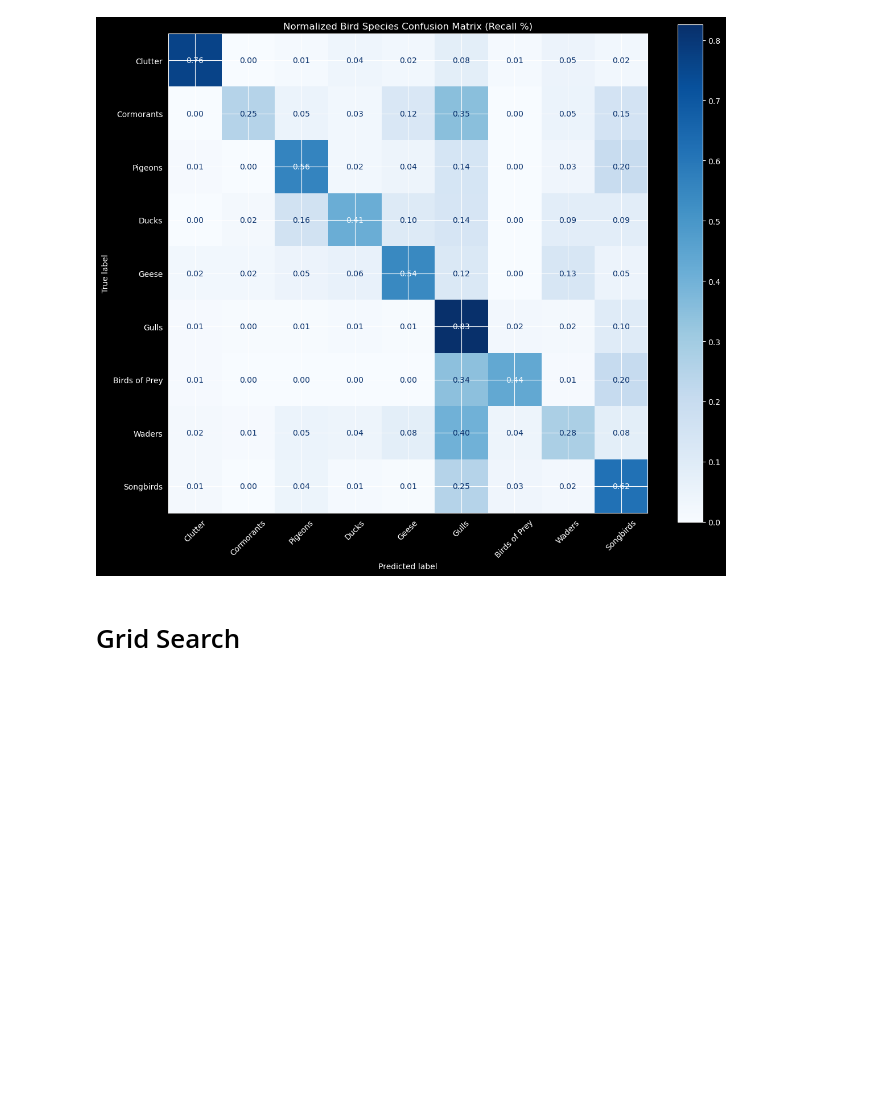
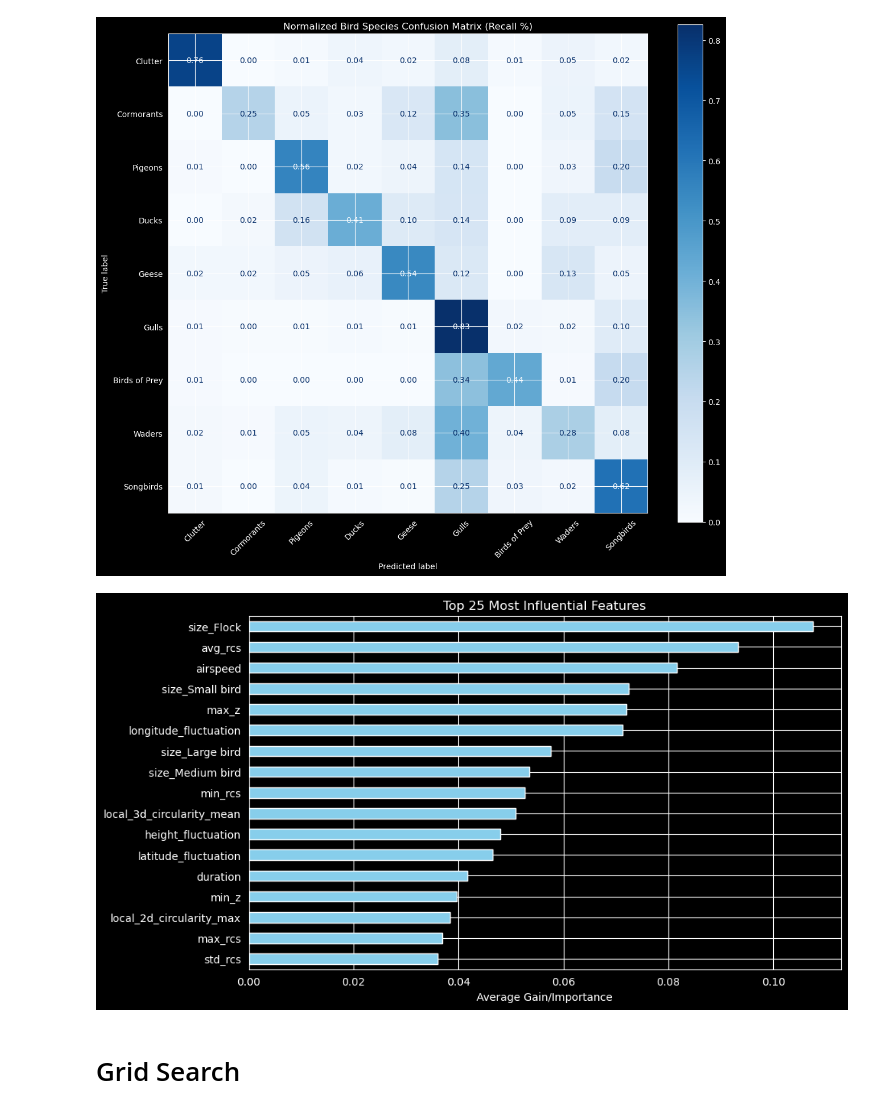
Before and after one commit to Arkantanti/AICup, a Jupyter notebook: training/experiment_hub.ipynb, the cells around one changed output. Saved outputs shown, nothing was run; the diff lists cells and outputs as text; code cells hidden in the pictures; blank space fills up the shorter version.

```diff
--- a/training/experiment_hub.ipynb
+++ b/training/experiment_hub.ipynb
@@ -103,6 +113,10 @@ Ensemble submission saved to: ../submissions/submission.csv
 plot_bird_confusion(y ,oof_preds)
 # %% [output]
 [figure]
+# %%
+plot_feature_importance(models, features, 25)
+# %% [output]
+[figure, added]
 # %% [markdown]
 # Grid Search
 # %%
```
Also changed, not shown: parts of 2 cells of this notebook, 2 other files.
